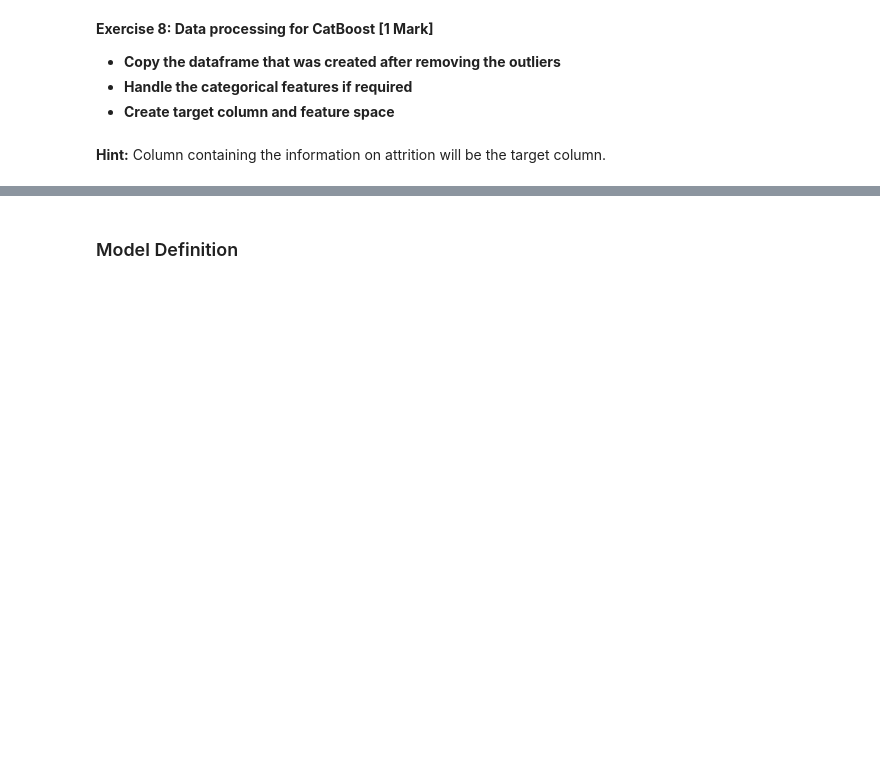
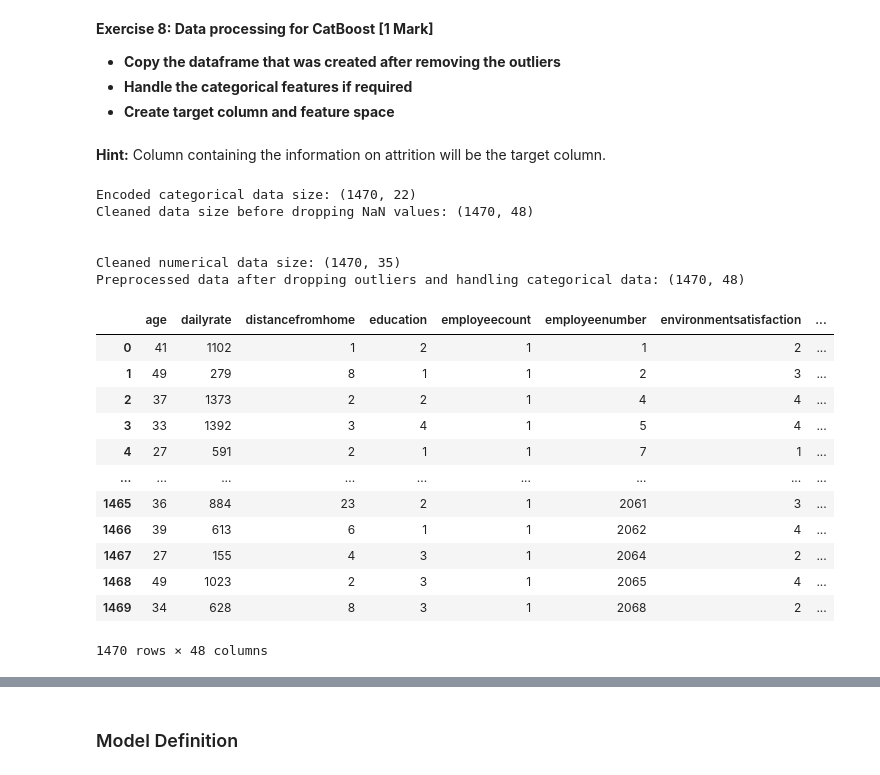
Before and after one commit to AIMLOps-Cohort4-G4/MiniProjects, a Jupyter notebook: M1_NB_MiniProject_1_Employee_Attrition_Prediction_Group_4_Part_A.ipynb, the cells around one changed output, grey strips where cells are left out. Cells and saved outputs as stored; diff of their text form; code cells hidden in the pictures; blank space fills up the shorter version.

```diff
--- a/M1_NB_MiniProject_1_Employee_Attrition_Prediction_Group_4_Part_A.ipynb
+++ b/M1_NB_MiniProject_1_Employee_Attrition_Prediction_Group_4_Part_A.ipynb
@@ -417,4 +427,4 @@ Catboost was released in 2017 by Yandex, showing, by their benchmark to be faste
 **Hint:** Column containing the information on attrition will be the target column.
 # %%
 # Copy the data
-# YOUR CODE HERE
+data_copy_catboost = data.copy()
@@ -426,0 +431,46 @@ Catboost was released in 2017 by Yandex, showing, by their benchmark to be faste
+# %%
+#treating categorical variables
+
+categorical_data = data_copy_catboost.select_dtypes(exclude=[np.number])
+
+# Apply one-hot encoding to categorical data
+encoded_categorical_data = pd.get_dummies(categorical_data, drop_first=True)
+
+print(f"Encoded categorical data size: {encoded_categorical_data.shape}")
+
+# Combine cleaned numerical data with encoded categorical data
+cleaned_data = pd.concat([data_copy_catboost[numerical_columns], encoded_categorical_data], axis=1)
+
+
+print(f"Cleaned data size before dropping NaN values: {cleaned_data.shape}")
+
+#Drop rows with NaN values as they represent rows with outliers
+cleaned_data = cleaned_data.dropna()
+
+print("\n")
+
+print(f"Cleaned numerical data size: {data_copy_catboost.shape}")
+
+print(f"Preprocessed data after dropping outliers and handling categorical data: {cleaned_data.shape}")
+
+cleaned_data
+# %% [output]
+Encoded categorical data size: (1470, 22)
+Cleaned data size before dropping NaN values: (1470, 48)
+
+
+Cleaned numerical data size: (1470, 35)
+Preprocessed data after dropping outliers and handling categorical data: (1470, 48)
+|  | age | dailyrate | distancefromhome | education | employeecount | employeenumber | environmentsatisfaction | ... |
+| 0 | 41 | 1102 | 1 | 2 | 1 | 1 | 2 | ... |
+| 1 | 49 | 279 | 8 | 1 | 1 | 2 | 3 | ... |
+| 2 | 37 | 1373 | 2 | 2 | 1 | 4 | 4 | ... |
+| 3 | 33 | 1392 | 3 | 4 | 1 | 5 | 4 | ... |
+| 4 | 27 | 591 | 2 | 1 | 1 | 7 | 1 | ... |
+| ... | ... | ... | ... | ... | ... | ... | ... | ... |
+| 1465 | 36 | 884 | 23 | 2 | 1 | 2061 | 3 | ... |
+| 1466 | 39 | 613 | 6 | 1 | 1 | 2062 | 4 | ... |
+| 1467 | 27 | 155 | 4 | 3 | 1 | 2064 | 2 | ... |
+| 1468 | 49 | 1023 | 2 | 3 | 1 | 2065 | 4 | ... |
+| 1469 | 34 | 628 | 8 | 3 | 1 | 2068 | 2 | ... |
+1470 rows × 48 columns
```
Also changed, not shown: parts of 35 cells of this notebook.
